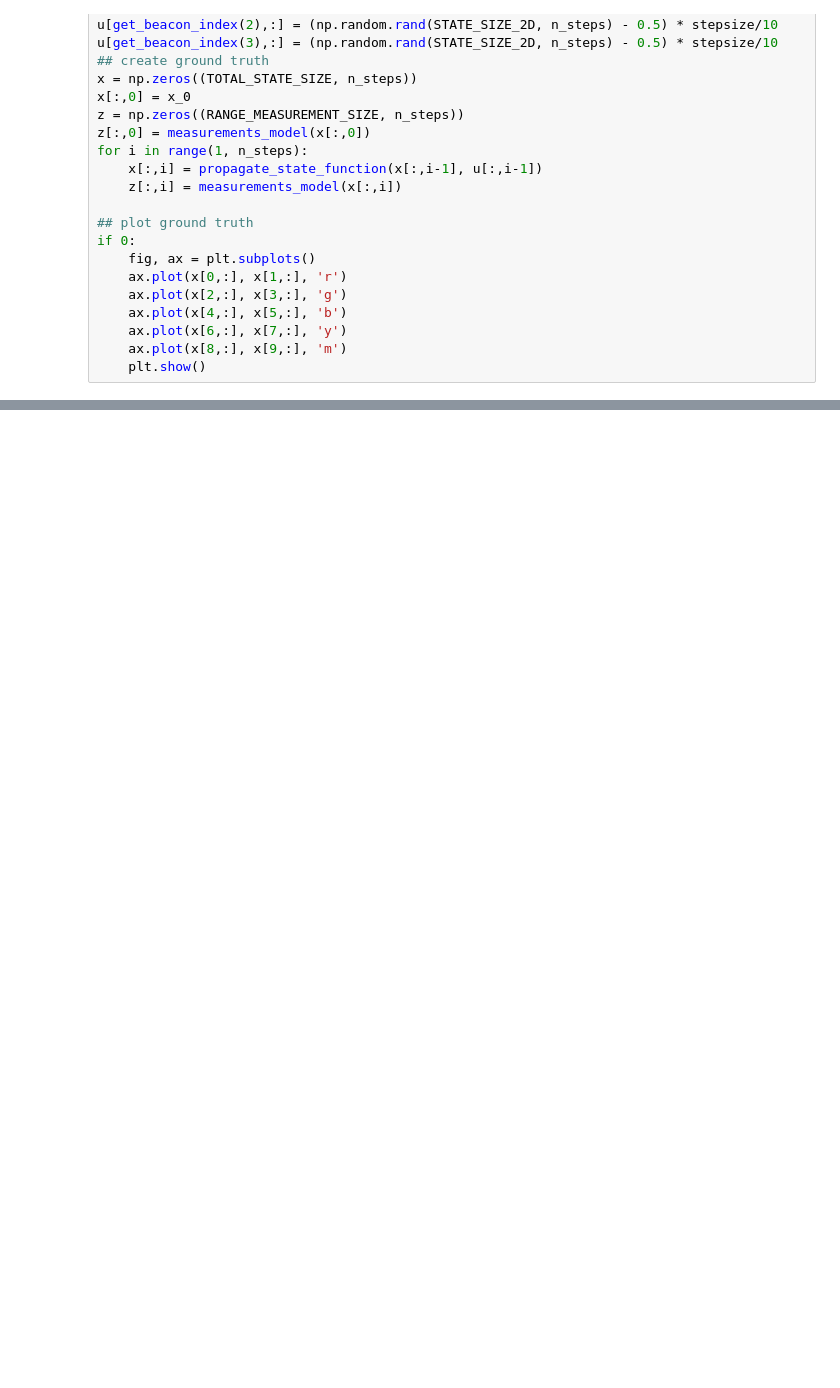
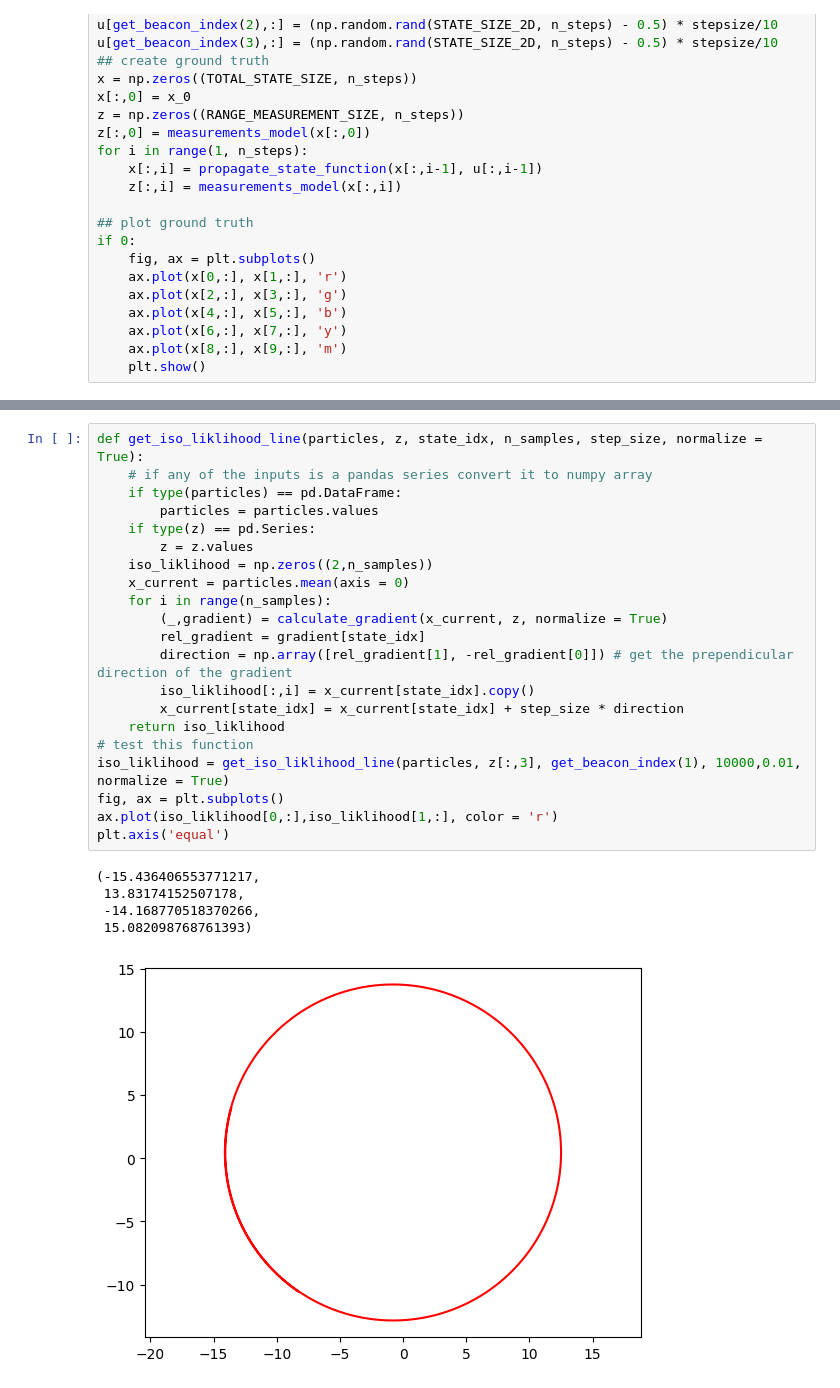
Before and after one commit to CearLab/ActiveLoc, a Jupyter notebook: PF/gradient_calculation.ipynb, the cells around one changed output, grey strips where cells are left out. Drawn from its saved outputs; the diff is of its cells as text; blank space fills up the shorter version.

```diff
--- a/PF/gradient_calculation.ipynb
+++ b/PF/gradient_calculation.ipynb
@@ -413,0 +455,27 @@ plt.show()
+# %%
+def get_iso_liklihood_line(particles, z, state_idx, n_samples, step_size, normalize = True):
+    # if any of the inputs is a pandas series convert it to numpy array
+    if type(particles) == pd.DataFrame:
+        particles = particles.values
+    if type(z) == pd.Series:
+        z = z.values
+    iso_liklihood = np.zeros((2,n_samples))
+    x_current = particles.mean(axis = 0)
+    for i in range(n_samples):
+        (_,gradient) = calculate_gradient(x_current, z, normalize = True)
+        rel_gradient = gradient[state_idx]
+        direction = np.array([rel_gradient[1], -rel_gradient[0]]) # get the prependicular direction of the gradient
+        iso_liklihood[:,i] = x_current[state_idx].copy()
+        x_current[state_idx] = x_current[state_idx] + step_size * direction
+    return iso_liklihood
+# test this function
+iso_liklihood = get_iso_liklihood_line(particles, z[:,3], get_beacon_index(1), 10000,0.01, normalize = True)
+fig, ax = plt.subplots()
+ax.plot(iso_liklihood[0,:],iso_liklihood[1,:], color = 'r')
+plt.axis('equal')
+# %% [output]
+(-15.436406553771217,
+ 13.83174152507178,
+ -14.168770518370266,
+ 15.082098768761393)
+[figure, added]
```
Also changed, not shown: parts of 10 cells of this notebook, 3 other files.
